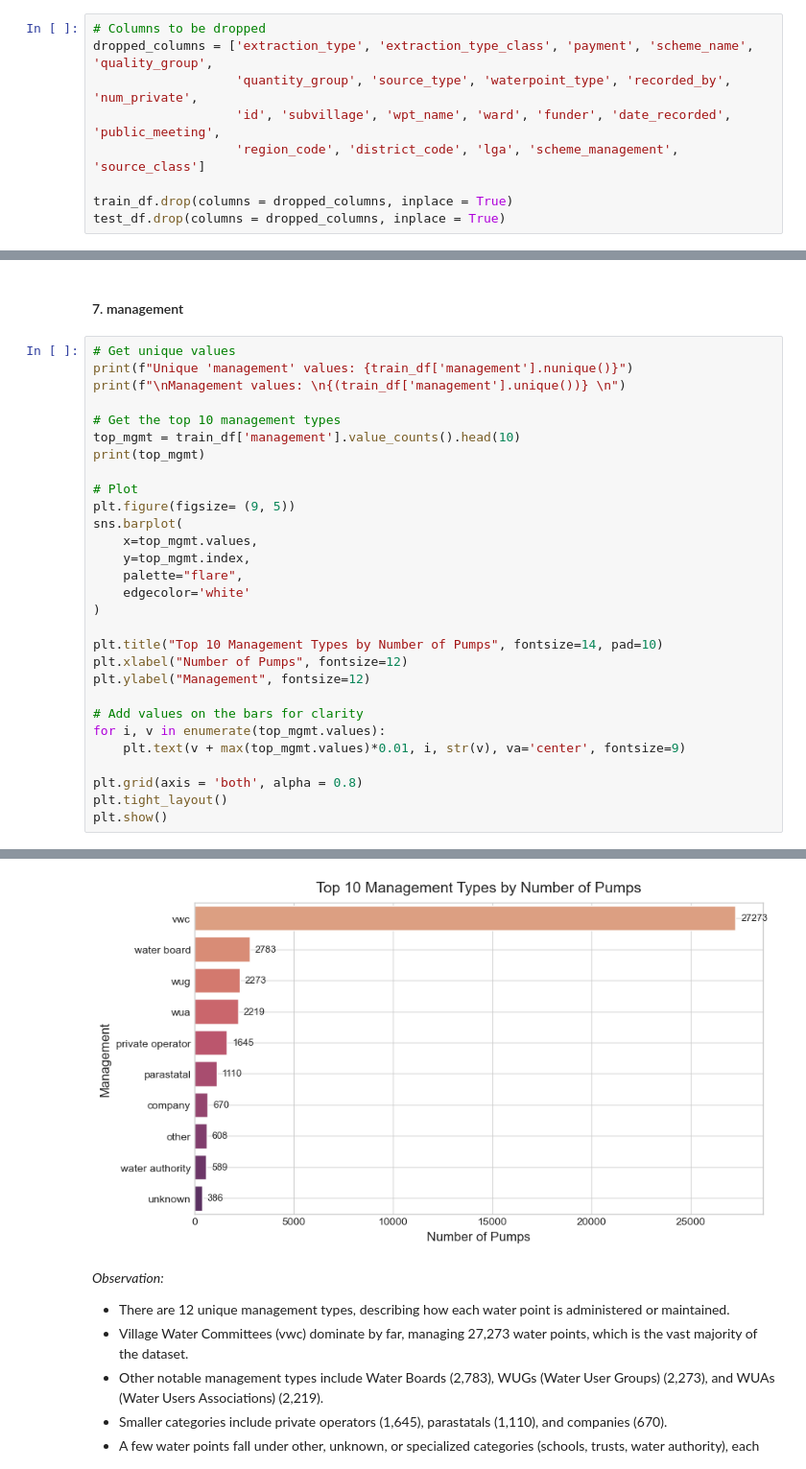
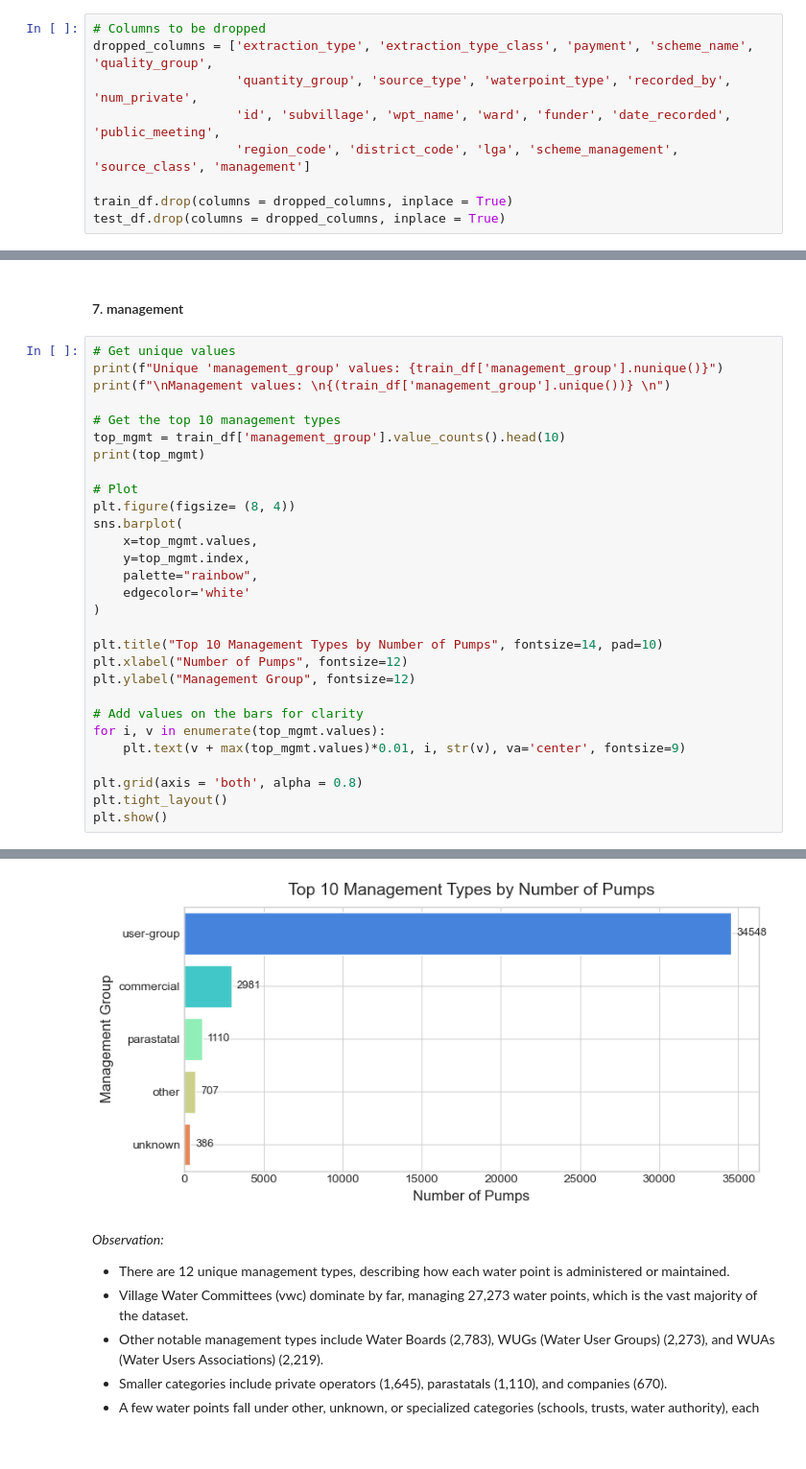
Before and after one commit to Vain-Guy/tanzania-water-well-status-prediction, a Jupyter notebook: Notebooks/CleaningAndEDA.ipynb, the cells around one changed output, grey strips where cells are left out. Shown at 96% size. Saved outputs shown, nothing was run; the diff lists cells and outputs as text; blank space fills up the shorter version.

```diff
--- a/Notebooks/CleaningAndEDA.ipynb
+++ b/Notebooks/CleaningAndEDA.ipynb
@@ -879,7 +917,7 @@ Let's begin.
 dropped_columns = ['extraction_type', 'extraction_type_class', 'payment', 'scheme_name', 'quality_group',
                    'quantity_group', 'source_type', 'waterpoint_type', 'recorded_by', 'num_private',
                    'id', 'subvillage', 'wpt_name', 'ward', 'funder', 'date_recorded', 'public_meeting',
-                   'region_code', 'district_code', 'lga', 'scheme_management', 'source_class']
+                   'region_code', 'district_code', 'lga', 'scheme_management', 'source_class', 'management']
 
 train_df.drop(columns = dropped_columns, inplace = True)
 test_df.drop(columns = dropped_columns, inplace = True)
@@ -2205,25 +2242,25 @@ Overall, the distribution is heavily skewed toward gravity systems, with a long
 #### 7. management
 # %%
 # Get unique values
-print(f"Unique 'management' values: {train_df['management'].nunique()}")
-print(f"\nManagement values: \n{(train_df['management'].unique())} \n")
+print(f"Unique 'management_group' values: {train_df['management_group'].nunique()}")
+print(f"\nManagement values: \n{(train_df['management_group'].unique())} \n")
 
 # Get the top 10 management types
-top_mgmt = train_df['management'].value_counts().head(10)
+top_mgmt = train_df['management_group'].value_counts().head(10)
 print(top_mgmt)
 
 # Plot
-plt.figure(figsize= (9, 5))
+plt.figure(figsize= (8, 4))
 sns.barplot(
     x=top_mgmt.values,
     y=top_mgmt.index,
-    palette="flare",
+    palette="rainbow",
     edgecolor='white'
 )
 
 plt.title("Top 10 Management Types by Number of Pumps", fontsize=14, pad=10)
 plt.xlabel("Number of Pumps", fontsize=12)
-plt.ylabel("Management", fontsize=12)
+plt.ylabel("Management Group", fontsize=12)
 
 # Add values on the bars for clarity
 for i, v in enumerate(top_mgmt.values):
@@ -2253,5 +2284,5 @@ unknown               386
 Name: count, dtype: int64
-[figure, old version]
+[figure, new version]
 # %% [markdown]
 *Observation:*
 - There are 12 unique management types, describing how each water point is administered or maintained.
```
Also changed, not shown: parts of 65 cells of this notebook.
